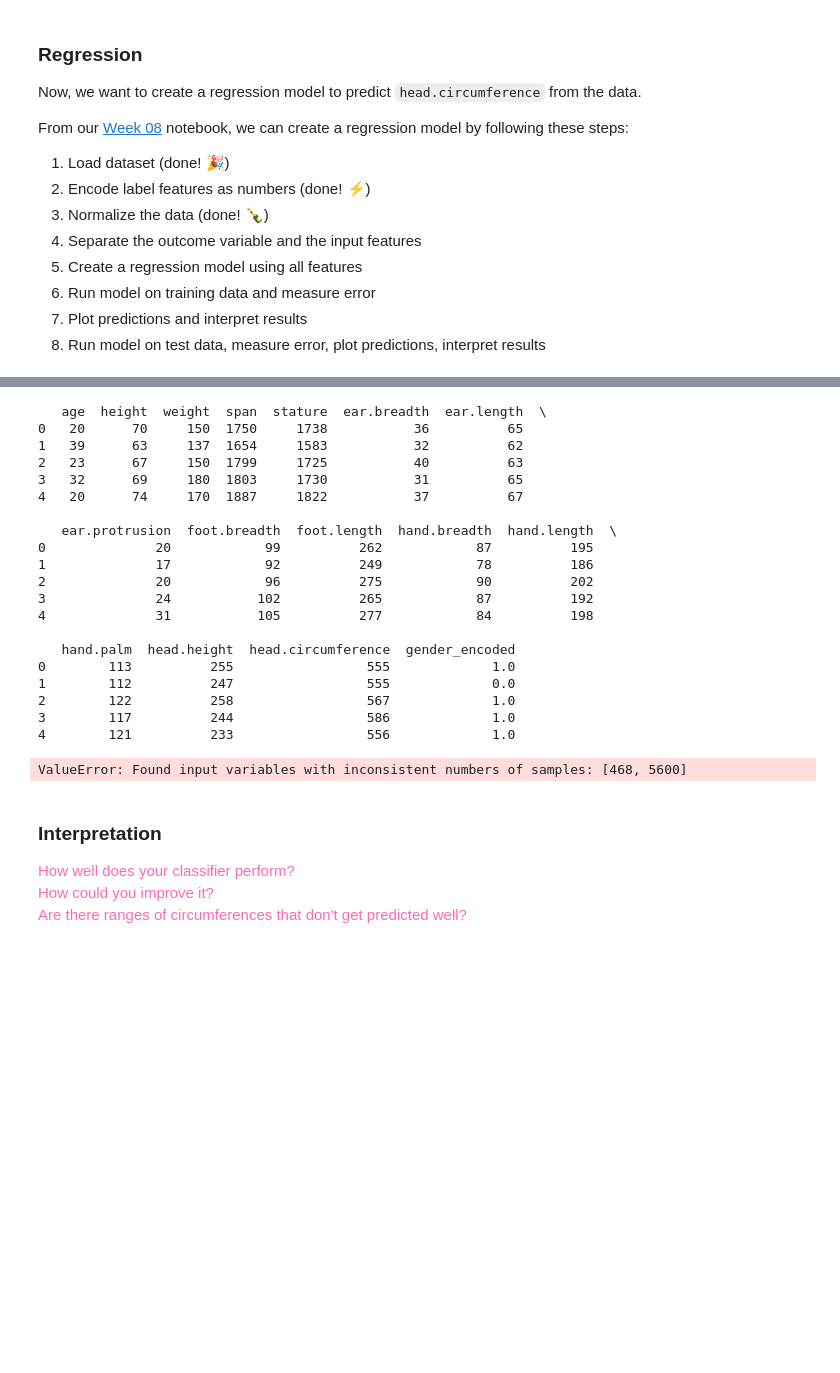
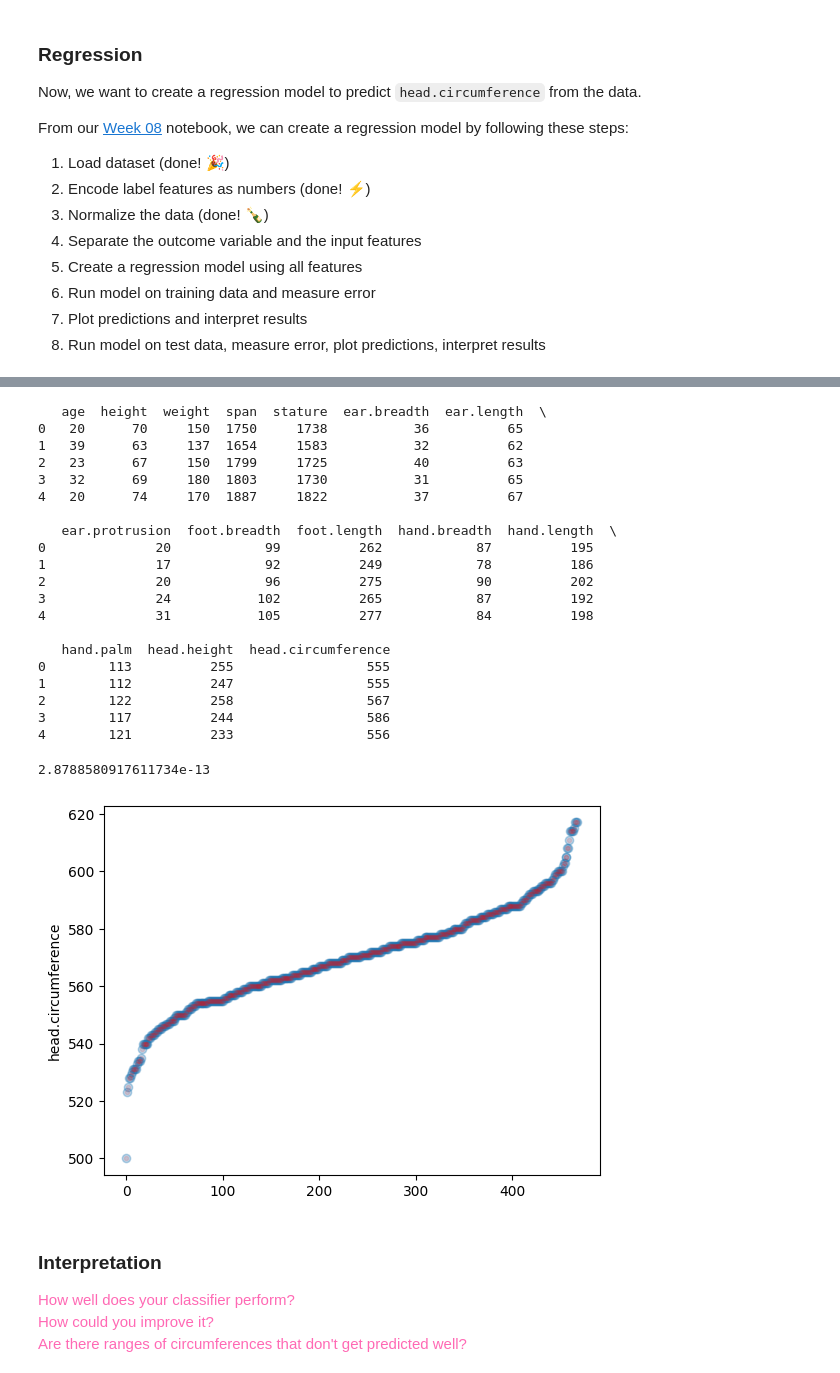
Before and after one commit to DM-GY-9103-Assignments/HW08, a Jupyter notebook: HW08.ipynb, the cells around one changed output, grey strips where cells are left out. Saved outputs shown, nothing was run; the diff lists cells and outputs as text; code cells hidden in the pictures; blank space fills up the shorter version.

```diff
--- a/HW08.ipynb
+++ b/HW08.ipynb
@@ -298,11 +301,11 @@ ansur_test_data = object_from_json_url(ANSUR_TEST_FILE)
 ansur_test_df = pd.json_normalize(ansur_test_data)
 
 
-gender_order = [['F', 'M']]
-ansur_encoder = OrdinalEncoder(categories=gender_order)
-gender_val = ansur_encoder.fit_transform(ansur_test_df[['gender']].values)
+gender_order = ['F', 'M']
+ansur_encoder = OrdinalEncoder(categories=[gender_order])
+gender_val = ansur_encoder.fit_transform(ansur_test_df[["gender"]].values)
 
-ansur_test_df['gender_encoded'] = gender_val
+ansur_test_df["gender"] = gender_val
 
 a_numerical_df = ansur_test_df.drop(columns=["gender"])
 
@@ -322,42 +325,42 @@ print(a_numerical_df.head())
 3              24           102          265            87          192
 4              31           105          277            84          198
 
-   hand.palm  head.height  head.circumference  gender_encoded
-0        113          255                 555             1.0
-1        112          247                 555             0.0
-2        122          258                 567             1.0
-3        117          244                 586             1.0
-4        121          233                 556             1.0
+   hand.palm  head.height  head.circumference
+0        113          255                 555
+1        112          247                 555
+2        122          258                 567
+3        117          244                 586
+4        121          233                 556
-# %%
-## Load Test Data
-ANSUR_TEST_FILE = "https://raw.githubusercontent.com/DM-GY-9103-2024F-H/9103-utils/main/datasets/json/ansur-test.json"
-ansur_test_data = object_from_json_url(ANSUR_TEST_FILE)
-ansur_test_df = pd.json_normalize(ansur_test_data)
-
-ansur_test_encoded_df = ansur_test_df.copy()
-
-g_vals = ansur_encoder.transform(ansur_test_df[["gender"]].values)
-ansur_test_encoded_df[["gender"]] = g_vals
-
-ansur_test_scaled_df = ansur_scaler.transform(ansur_test_encoded_df)
 # %%
 ## Run model on test data
+ansur_test_scaled = ansur_scaler.fit_transform(ansur_test_df)
+## Separate outcome variable and input features
+h_circumference = ansur_test_scaled["head.circumference"]
+features = ansur_test_scaled.drop(columns=["head.circumference"])
+poly = PolynomialFeatures(degree=4, include_bias=False)
+features_poly = poly.fit_transform(features)
+
+
+## Create a regression model
+headC_model = LinearRegression()
+model = headC_model.fit(features_poly, h_circumference)
+## run model
 predicted_scaled = headC_model.predict(features_poly)
+## un-normalize data
+predicted =ansur_scaler.inverse_transform(predicted_scaled)
 
-## Measure error on test data
-predicted =ansur_scaler.inverse_transform(predicted_scaled)
-regression_error(ansur_test_scaled_df["head.circumference"], predicted["head.circumference"])
 ## Plot predictions and interpret results
-a_original = sorted(ansur_test_scaled_df["head.circumference"])
+a_original = sorted(ansur_test_df["head.circumference"])
 a_predicted = sorted(predicted["head.circumference"])
-
+print(regression_error(ansur_test_df["head.circumference"], predicted["head.circumference"]))
 ## Plot predictions and interpret results
 plt.plot(a_original, marker='o', linestyle='', alpha=0.3)
 plt.plot(a_predicted, color='r', marker='o', markersize='3', linestyle='', alpha=0.1)
 plt.ylabel("head.circumference")
 plt.show()
 # %% [output]
-ValueError: Found input variables with inconsistent numbers of samples: [468, 5600]
+2.8788580917611734e-13
+[figure, added]
 # %% [markdown]
 ### Interpretation
 
```
Also changed, not shown: parts of 14 cells of this notebook.
